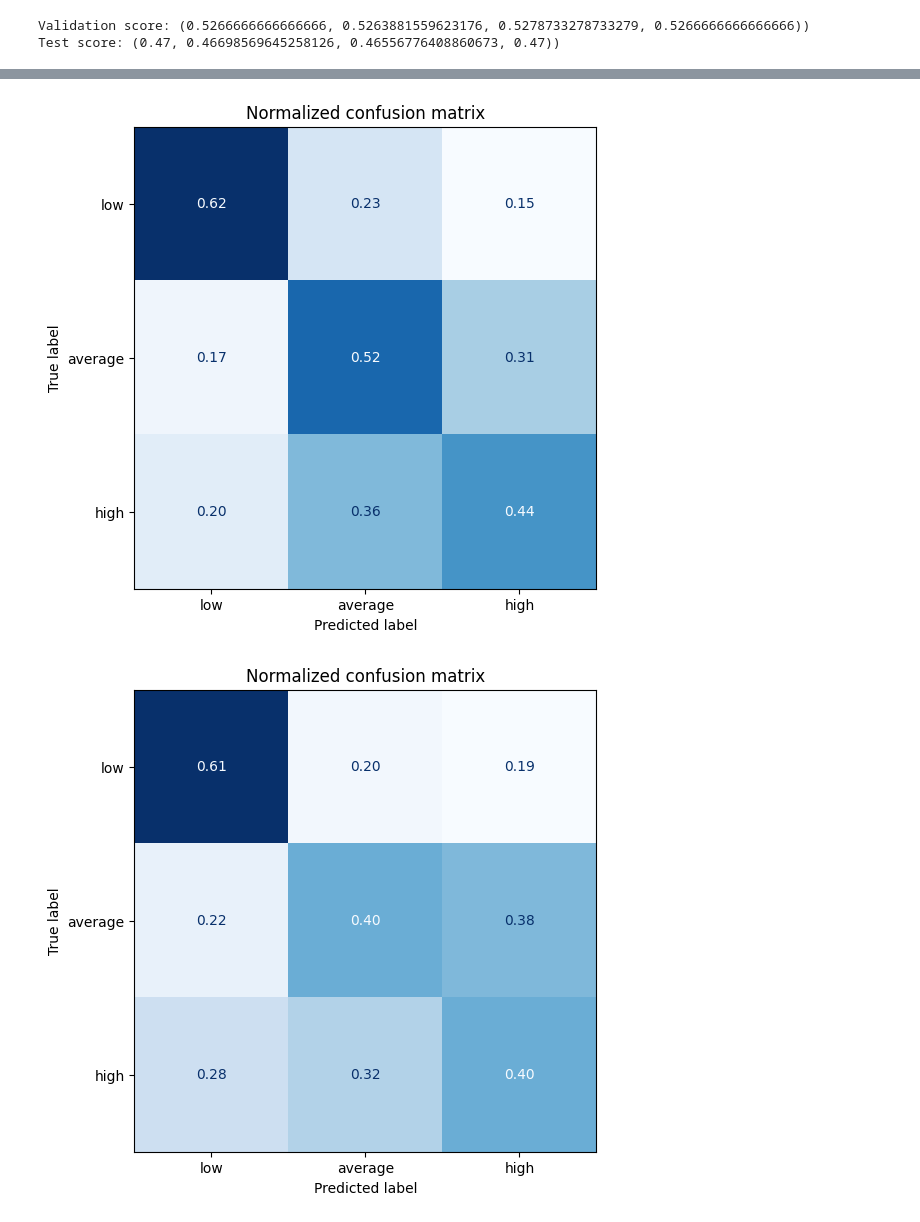
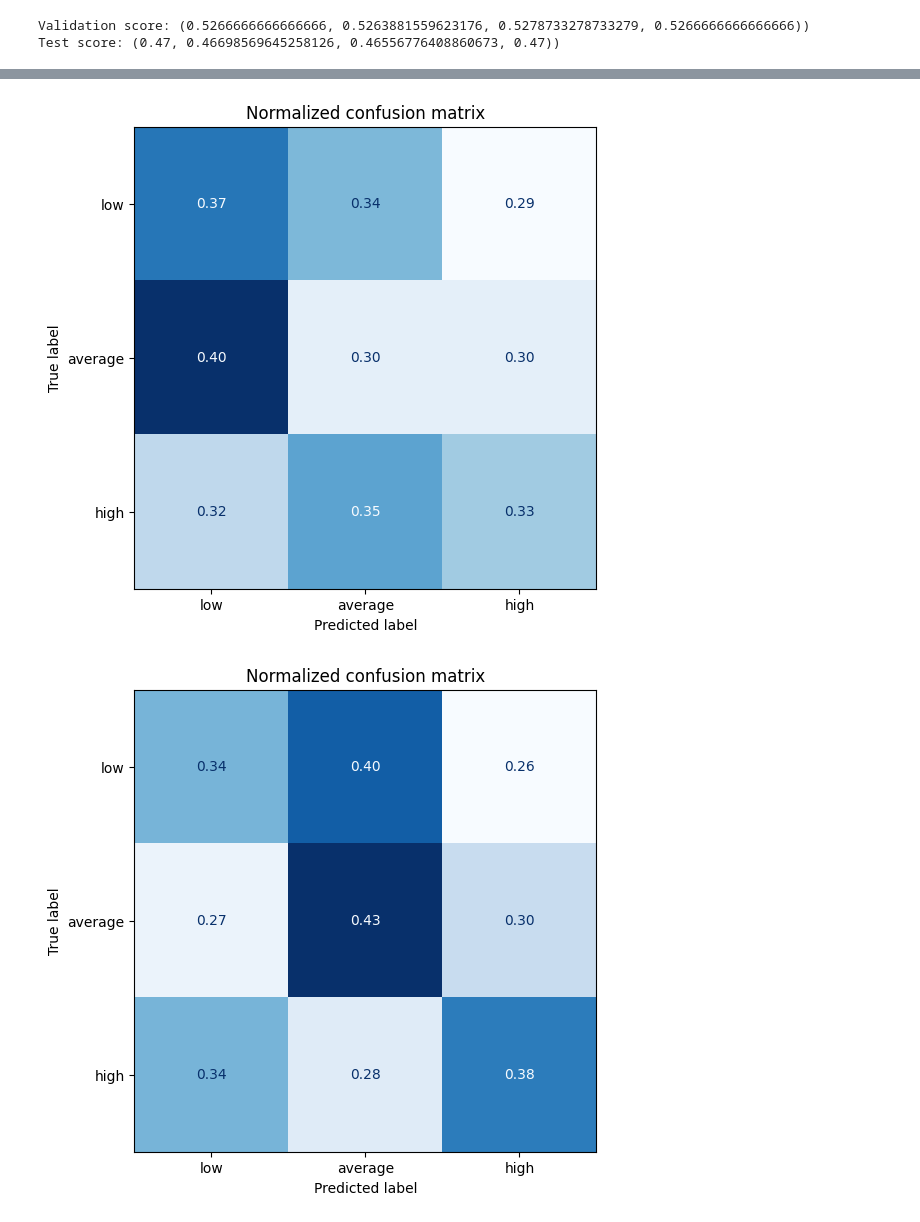
Before and after one commit to DiwanshuShekhar/codeQual, a Jupyter notebook: notebooks/feature_extract.ipynb, the cells around one changed output, grey strips where cells are left out. Drawn from its saved outputs; the diff is of its cells as text; code cells hidden in the pictures.

```diff
--- a/notebooks/feature_extract.ipynb
+++ b/notebooks/feature_extract.ipynb
@@ -179,10 +187,10 @@ def plot_confusion_matrix(y_preds, y_true, labels):
     plt.title("Normalized confusion matrix")
     plt.show()
 
-plot_confusion_matrix(valid_preds_lr, y_valid, labels)
+plot_confusion_matrix(valid_preds_dummy, y_valid, labels)
 # %% [output]
-[figure, old version]
+[figure, new version]
 # %%
-plot_confusion_matrix(test_preds_lr, y_test, labels)
+plot_confusion_matrix(test_preds_dummy, y_test, labels)
 # %% [output]
-[figure, old version]
+[figure, new version]
```
Also changed, not shown: parts of 8 cells of this notebook, 2 other files.
